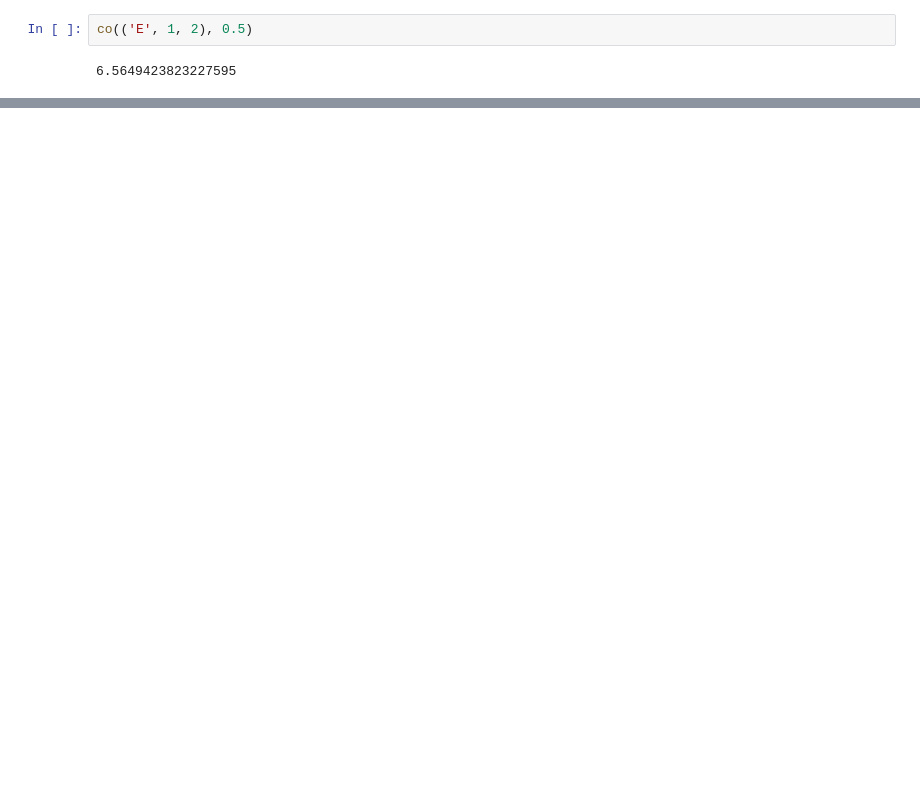
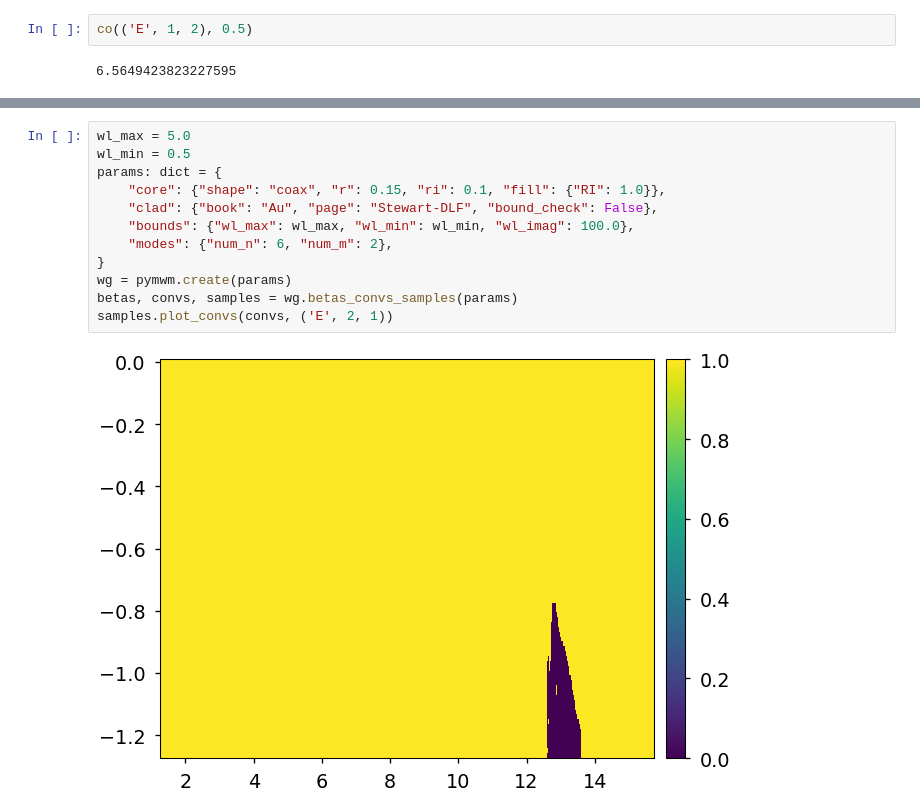
Before and after one commit to mnishida/PyMWM, a Jupyter notebook: docs/notebooks/05_coaxial_waveguide.ipynb, the cells around one changed output, grey strips where cells are left out. Cells and saved outputs as stored; diff of their text form; blank space fills up the shorter version.

Commit message:
Dispersion of coax waveguide

```diff
--- a/docs/notebooks/05_coaxial_waveguide.ipynb
+++ b/docs/notebooks/05_coaxial_waveguide.ipynb
@@ -91,0 +159,14 @@ plt.ylim(0,30000)
+# %%
+wl_max = 5.0
+wl_min = 0.5
+params: dict = {
+    "core": {"shape": "coax", "r": 0.15, "ri": 0.1, "fill": {"RI": 1.0}},
+    "clad": {"book": "Au", "page": "Stewart-DLF", "bound_check": False},
+    "bounds": {"wl_max": wl_max, "wl_min": wl_min, "wl_imag": 100.0},
+    "modes": {"num_n": 6, "num_m": 2},
+}
+wg = pymwm.create(params)
+betas, convs, samples = wg.betas_convs_samples(params)
+samples.plot_convs(convs, ('E', 2, 1))
+# %% [output]
+[figure, added]
```
Also changed, not shown: parts of 9 cells of this notebook, 27 other files.
